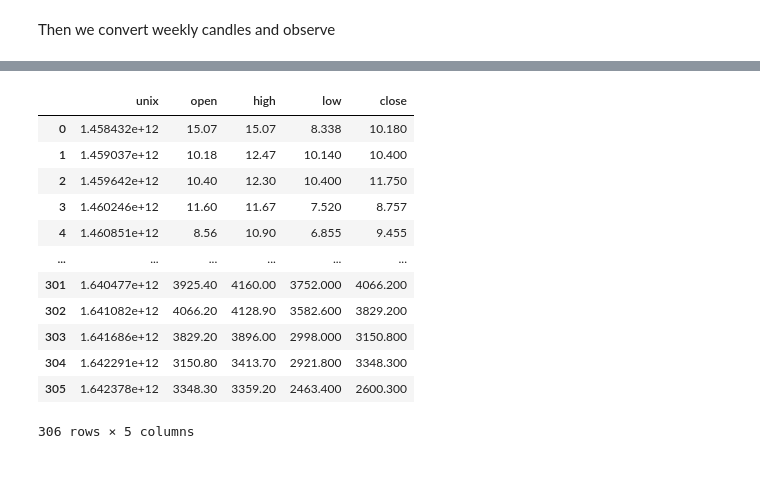
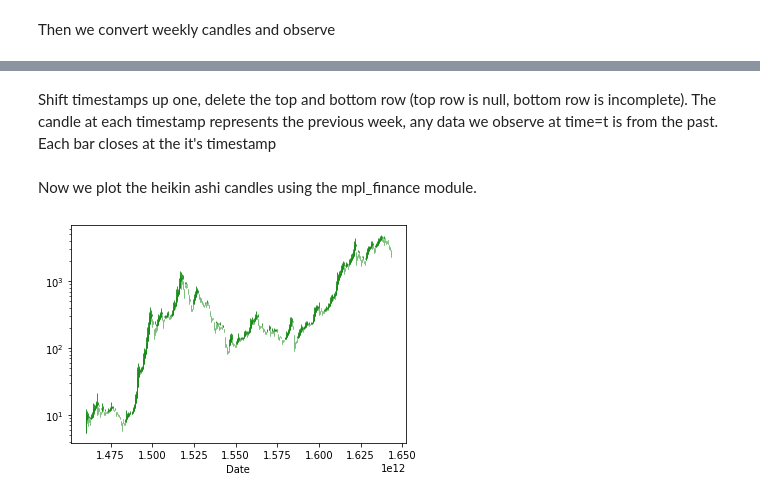
Before and after one commit to RDEvans31/saturn, a Jupyter notebook: ETH_trading_data_analysis.ipynb, the cells around one changed output, grey strips where cells are left out. Drawn from its saved outputs; the diff is of its cells as text; code cells hidden in the pictures; blank space fills up the shorter version.

Commit message:
comitting data analysis

```diff
--- a/ETH_trading_data_analysis.ipynb
+++ b/ETH_trading_data_analysis.ipynb
@@ -132,13 +130,12 @@ Then we define a function to convert each candle stick into Heikin Ashi Candlest
 # %%
 def heikin_ashi(previous_open, previous_close, candle):
     price_values = candle[["open","high","low","close"]]
-    print(price_values)
     close = np.mean(price_values)
     open_price = 0.5*(previous_open+previous_close)
-    high=max(price_values)
-    low = min(price_values)
+    high=max([max(price_values), open_price,close])
+    low = min([min(price_values), open_price,close])
 
-    return  candle["unix"], open_price, high, close, low
+    return candle["unix"], open_price, high, close, low
 
 def convert_data_to_heikin_ashi(data):
     timestamps, opens, closes, highs, lows  = [0], [0],[0],[0],[0]
@@ -190,16 +170,35 @@ Name: 306, dtype: float64
-# %%
-weekly_candles
-# %% [output]
-|  | unix | open | high | low | close |
-| 0 | 1.458432e+12 | 15.07 | 15.07 | 8.338 | 10.180 |
-| 1 | 1.459037e+12 | 10.18 | 12.47 | 10.140 | 10.400 |
-| 2 | 1.459642e+12 | 10.40 | 12.30 | 10.400 | 11.750 |
-| 3 | 1.460246e+12 | 11.60 | 11.67 | 7.520 | 8.757 |
-| 4 | 1.460851e+12 | 8.56 | 10.90 | 6.855 | 9.455 |
-| ... | ... | ... | ... | ... | ... |
-| 301 | 1.640477e+12 | 3925.40 | 4160.00 | 3752.000 | 4066.200 |
-| 302 | 1.641082e+12 | 4066.20 | 4128.90 | 3582.600 | 3829.200 |
-| 303 | 1.641686e+12 | 3829.20 | 3896.00 | 2998.000 | 3150.800 |
-| 304 | 1.642291e+12 | 3150.80 | 3413.70 | 2921.800 | 3348.300 |
-| 305 | 1.642378e+12 | 3348.30 | 3359.20 | 2463.400 | 2600.300 |
-306 rows × 5 columns
+# %% [markdown]
+Shift timestamps up one, delete the top and bottom row (top row is null, bottom row is incomplete). The candle at each timestamp represents the previous week, any data we observe at time=t is from the past. Each bar closes at the it's timestamp
+# %%
+def convert_data_to_heikin_ashi_processed(data):
+    timestamps, opens, closes, highs, lows  = [0], [0],[0],[0],[0]
+    #initialise values
+    for i in range(1,len(data)):
+        timestamp, open_price, high, close, low = heikin_ashi(opens[-1], closes[-1],data.iloc[i])
+        timestamps.append(timestamp)
+        opens.append(open_price)
+        highs.append(high)
+        lows.append(low)
+        closes.append(close)
+
+    candles = pd.DataFrame({'unix':timestamps,'Open':opens,'High':highs,'Low':lows,'Close':closes}).sort_values(by=['unix'], ignore_index=True)
+    timestamp_df=candles['unix'].shift(periods=-1)
+    candles["unix"] = timestamp_df
+    return candles.drop([0,1,len(candles)-1], axis=0)
+
+heikin_ashi_candles = convert_data_to_heikin_ashi_processed(weekly_candles)
+# %% [markdown]
+Now we plot the heikin ashi candles using the mpl_finance module.
+# %%
+heikin_ashi_candles["Date"] = pd.to_datetime(heikin_ashi_candles["unix"], unit="ms")
+heikin_ashi=heikin_ashi_candles.drop(["unix"], axis=1)
+# %%
+fig, ax = plt.subplots()
+heikin_ashi_candles['Date'] = heikin_ashi_candles['Date'].apply(mpl_dates.date2num)
+heikin_ashi_candles = heikin_ashi_candles.astype(float)
+
+candlestick_ochl(ax, heikin_ashi_candles.values, width=0.6, colorup='green', colordown='red', alpha=0.8)
+ax.set_xlabel("Date")
+ax.set_yscale("log")
+# %% [output]
+[figure, added]
```
Also changed, not shown: parts of 6 cells of this notebook, 1 other file.
